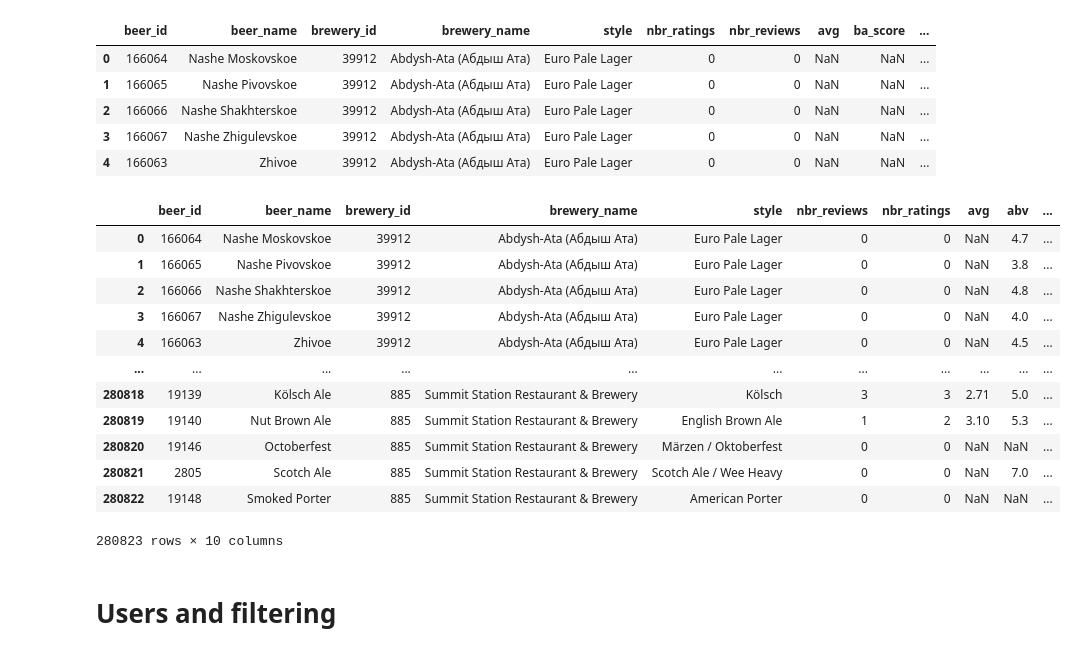
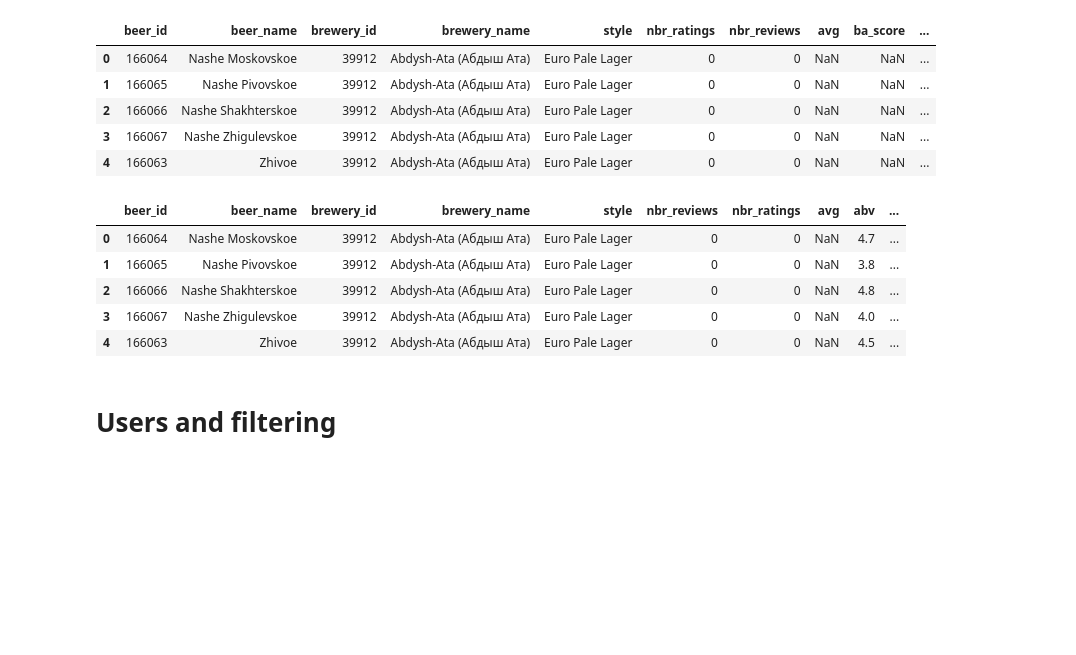
Before and after one commit to epfl-ada/ada-2022-project-radar, a Jupyter notebook: milestone3.ipynb, the cells around one changed output. Saved outputs shown, nothing was run; the diff lists cells and outputs as text; code cells hidden in the pictures; blank space fills up the shorter version.

```diff
--- a/milestone3.ipynb
+++ b/milestone3.ipynb
@@ -102,21 +102,14 @@ def category_check(beer_style, beer_catalog):
 # %%
 df_beers['category'] = df_beers['style'].apply(lambda beer_style: category_check(beer_style, beer_catalog))
 # %%
-df_beers
+df_beers.head(5)
 # %% [output]
 |  | beer_id | beer_name | brewery_id | brewery_name | style | nbr_reviews | nbr_ratings | avg | abv | ... |
 | 0 | 166064 | Nashe Moskovskoe | 39912 | Abdysh-Ata (Абдыш Ата) | Euro Pale Lager | 0 | 0 | NaN | 4.7 | ... |
 | 1 | 166065 | Nashe Pivovskoe | 39912 | Abdysh-Ata (Абдыш Ата) | Euro Pale Lager | 0 | 0 | NaN | 3.8 | ... |
 | 2 | 166066 | Nashe Shakhterskoe | 39912 | Abdysh-Ata (Абдыш Ата) | Euro Pale Lager | 0 | 0 | NaN | 4.8 | ... |
 | 3 | 166067 | Nashe Zhigulevskoe | 39912 | Abdysh-Ata (Абдыш Ата) | Euro Pale Lager | 0 | 0 | NaN | 4.0 | ... |
 | 4 | 166063 | Zhivoe | 39912 | Abdysh-Ata (Абдыш Ата) | Euro Pale Lager | 0 | 0 | NaN | 4.5 | ... |
-| ... | ... | ... | ... | ... | ... | ... | ... | ... | ... | ... |
-| 280818 | 19139 | Kölsch Ale | 885 | Summit Station Restaurant & Brewery | Kölsch | 3 | 3 | 2.71 | 5.0 | ... |
-| 280819 | 19140 | Nut Brown Ale | 885 | Summit Station Restaurant & Brewery | English Brown Ale | 1 | 2 | 3.10 | 5.3 | ... |
-| 280820 | 19146 | Octoberfest | 885 | Summit Station Restaurant & Brewery | Märzen / Oktoberfest | 0 | 0 | NaN | NaN | ... |
-| 280821 | 2805 | Scotch Ale | 885 | Summit Station Restaurant & Brewery | Scotch Ale / Wee Heavy | 0 | 0 | NaN | 7.0 | ... |
-| 280822 | 19148 | Smoked Porter | 885 | Summit Station Restaurant & Brewery | American Porter | 0 | 0 | NaN | NaN | ... |
-280823 rows × 10 columns
 # %% [markdown]
 # Users and filtering
 # %%
```
Also changed, not shown: parts of 27 cells of this notebook.
